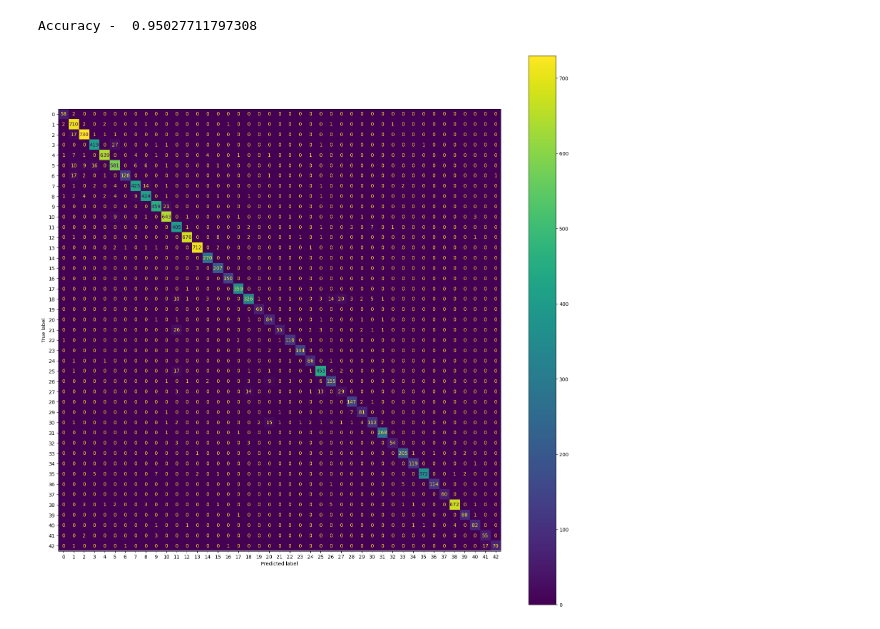
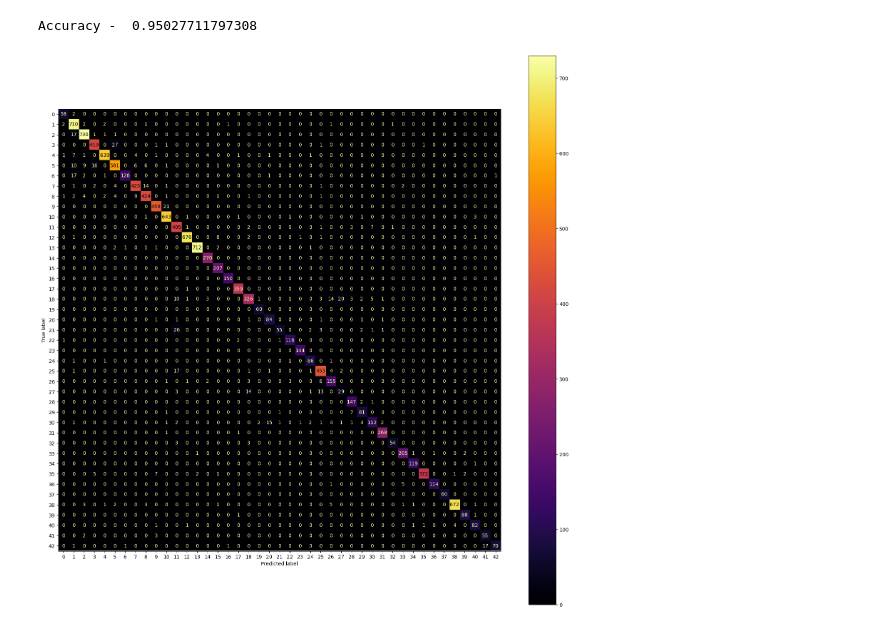
Before and after one commit to alarme-team/dl-trafic-signs-cw, a Jupyter notebook: visualize.ipynb, the cells around one changed output. Saved outputs shown, nothing was run; the diff lists cells and outputs as text; code cells hidden in the pictures.

```diff
--- a/visualize.ipynb
+++ b/visualize.ipynb
@@ -53,6 +53,6 @@ Accuracy -  0.95027711797308
 # %%
 from sklearn.metrics import ConfusionMatrixDisplay
 fig, ax = plt.subplots(figsize=(20, 20))
-disp = ConfusionMatrixDisplay.from_predictions(labels, decoded, ax=ax)
+disp = ConfusionMatrixDisplay.from_predictions(labels, decoded, ax=ax, cmap='inferno')
 # %% [output]
-[figure, old version]
+[figure, new version]
```
Also changed, not shown: parts of 1 cell of this notebook, 4 other files.
